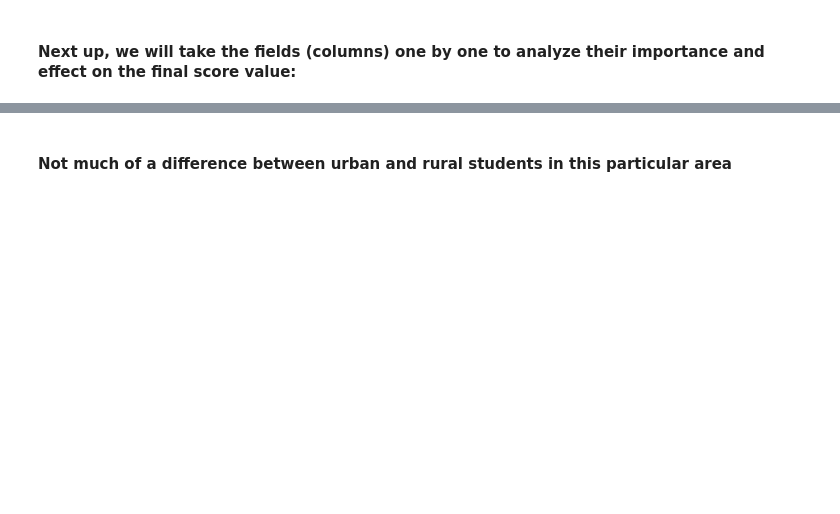
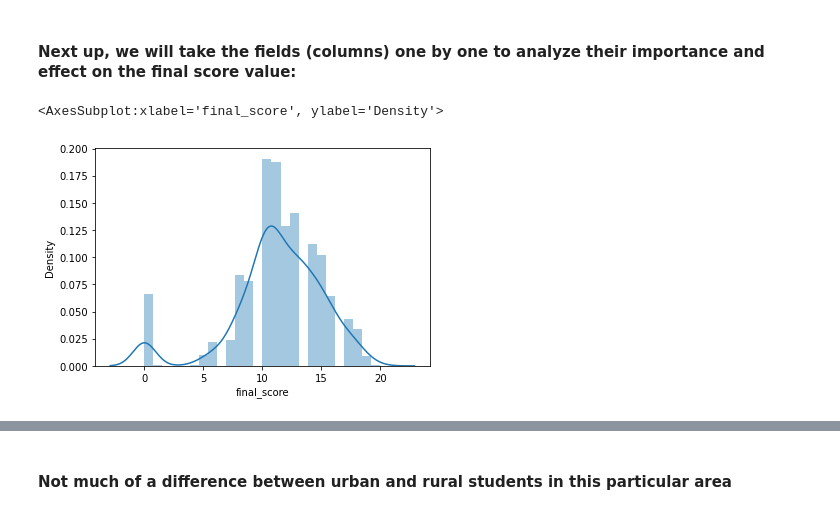
Before and after one commit to jindukwentua/predicting-students-performance, a Jupyter notebook: notebooks/student_performance.ipynb, the cells around one changed output, grey strips where cells are left out. Cells and saved outputs as stored; diff of their text form; code cells hidden in the pictures; blank space fills up the shorter version.

```diff
--- a/notebooks/student_performance.ipynb
+++ b/notebooks/student_performance.ipynb
@@ -53,7 +113,7 @@ student_df.columns
 student_df.columns = ['school','sex','age','address','family_size','parents_cohabitation_status','mother_education','father_education',
            'mother_job','father_job','reason','guardian','commute_time','study_time','failures','school_support',
           'family_support','paid_classes','activities','nursery','desire_higher_edu','internet','romantic','family_quality',
-          'free_time','go_out_with_friends','weekday_alcohol_usage','weekend_alcohol_usage','health','absences','first_period_score','second_period_score','final_score']
+          'free_time','go_out_with_friends','weekday_alcohol_usage','weekend_alcohol_usage','health','absences','first_period_score','second_period_score','final_score', 'subject']
 # %%
 #to look at the numerical fields and their describing mathematical values.
 student_df.describe()
@@ -197,7 +377,10 @@ student_df.head()
 # %% [markdown]
 #### Next up, we will take the fields (columns) one by one to analyze their importance and effect on the final score value:
 # %%
-#Plotting the distribution of the final grades.
-sns.distplot(df['final_grade'])
+#Plotting the distribution of the final scores.
+sns.distplot(student_df['final_score'])
+# %% [output]
+<AxesSubplot:xlabel='final_score', ylabel='Density'>
+[figure, added]
 # %%
 #Finding out the number of urban and rural students
```
Also changed, not shown: parts of 108 cells of this notebook, 3 other files.
